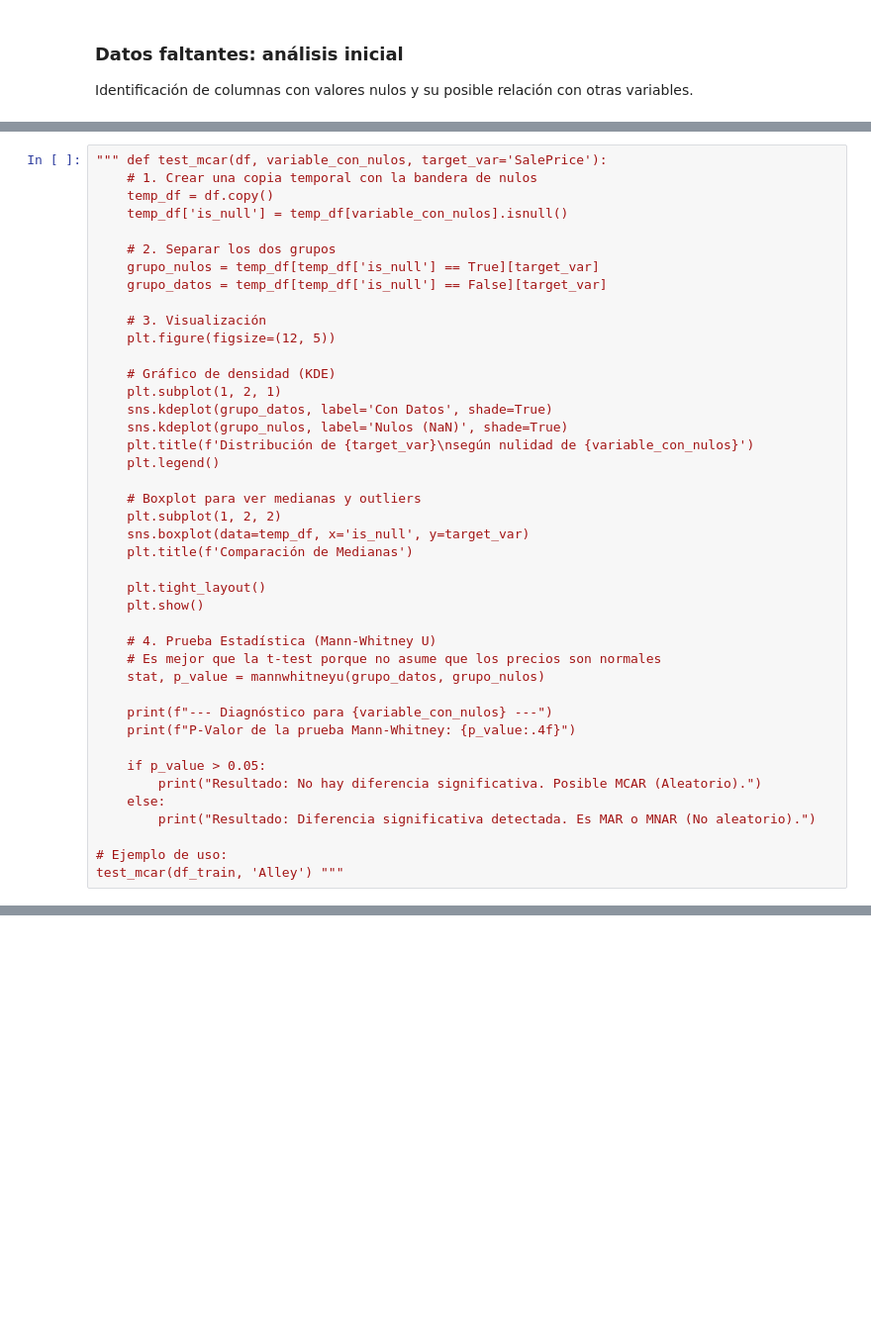
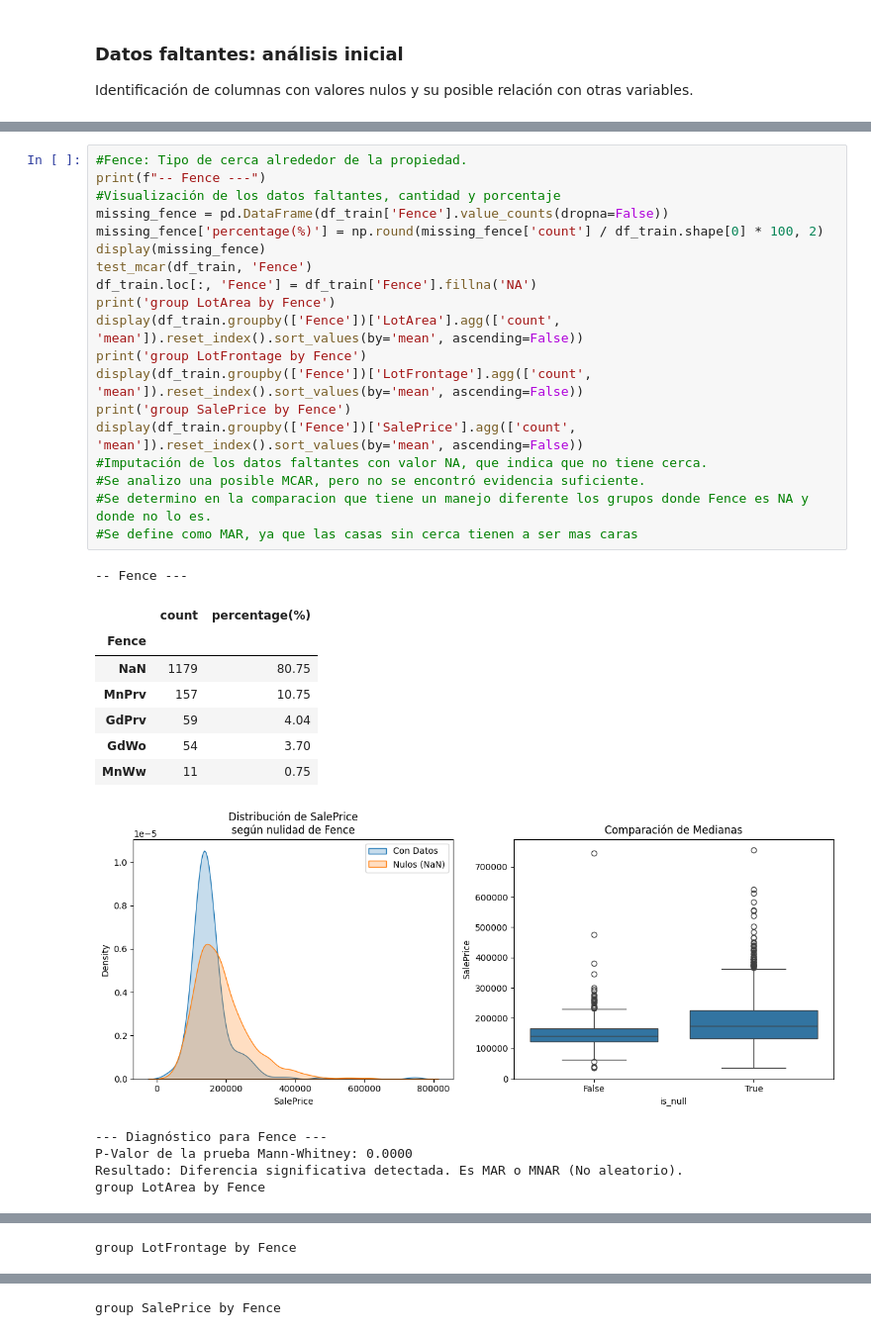
Before and after one commit to Albe036/ML-house-prices, a Jupyter notebook: notebooks/eda_001.ipynb, the cells around one changed output, grey strips where cells are left out. Shown at 99% size. Saved outputs shown, nothing was run; the diff lists cells and outputs as text; blank space fills up the shorter version.

Commit message:
Analisis de features con missing values

```diff
--- a/notebooks/eda_001.ipynb
+++ b/notebooks/eda_001.ipynb
@@ -83,42 +188,33 @@ df_train.groupby(['Alley'])['LotArea'].agg(['count', 'mean']).reset_index()
 # %%
-""" def test_mcar(df, variable_con_nulos, target_var='SalePrice'):
-    # 1. Crear una copia temporal con la bandera de nulos
-    temp_df = df.copy()
-    temp_df['is_null'] = temp_df[variable_con_nulos].isnull()
-
-    # 2. Separar los dos grupos
-    grupo_nulos = temp_df[temp_df['is_null'] == True][target_var]
-    grupo_datos = temp_df[temp_df['is_null'] == False][target_var]
-
-    # 3. Visualización
-    plt.figure(figsize=(12, 5))
-
-    # Gráfico de densidad (KDE)
-    plt.subplot(1, 2, 1)
-    sns.kdeplot(grupo_datos, label='Con Datos', shade=True)
-    sns.kdeplot(grupo_nulos, label='Nulos (NaN)', shade=True)
-    plt.title(f'Distribución de {target_var}\nsegún nulidad de {variable_con_nulos}')
-    plt.legend()
-
-    # Boxplot para ver medianas y outliers
-    plt.subplot(1, 2, 2)
-    sns.boxplot(data=temp_df, x='is_null', y=target_var)
-    plt.title(f'Comparación de Medianas')
-
-    plt.tight_layout()
-    plt.show()
-
-    # 4. Prueba Estadística (Mann-Whitney U)
-    # Es mejor que la t-test porque no asume que los precios son normales
-    stat, p_value = mannwhitneyu(grupo_datos, grupo_nulos)
-
-    print(f"--- Diagnóstico para {variable_con_nulos} ---")
-    print(f"P-Valor de la prueba Mann-Whitney: {p_value:.4f}")
-
-    if p_value > 0.05:
-        print("Resultado: No hay diferencia significativa. Posible MCAR (Aleatorio).")
-    else:
-        print("Resultado: Diferencia significativa detectada. Es MAR o MNAR (No aleatorio).")
-
-# Ejemplo de uso:
-test_mcar(df_train, 'Alley') """
+#Fence: Tipo de cerca alrededor de la propiedad.
+print(f"-- Fence ---")
+#Visualización de los datos faltantes, cantidad y porcentaje
+missing_fence = pd.DataFrame(df_train['Fence'].value_counts(dropna=False))
+missing_fence['percentage(%)'] = np.round(missing_fence['count'] / df_train.shape[0] * 100, 2)
+display(missing_fence)
+test_mcar(df_train, 'Fence')
+df_train.loc[:, 'Fence'] = df_train['Fence'].fillna('NA')
+print('group LotArea by Fence')
+display(df_train.groupby(['Fence'])['LotArea'].agg(['count', 'mean']).reset_index().sort_values(by='mean', ascending=False))
+print('group LotFrontage by Fence')
+display(df_train.groupby(['Fence'])['LotFrontage'].agg(['count', 'mean']).reset_index().sort_values(by='mean', ascending=False))
+print('group SalePrice by Fence')
+display(df_train.groupby(['Fence'])['SalePrice'].agg(['count', 'mean']).reset_index().sort_values(by='mean', ascending=False))
+#Imputación de los datos faltantes con valor NA, que indica que no tiene cerca.
+#Se analizo una posible MCAR, pero no se encontró evidencia suficiente.
+#Se determino en la comparacion que tiene un manejo diferente los grupos donde Fence es NA y donde no lo es.
+#Se define como MAR, ya que las casas sin cerca tienen a ser mas caras
+# %% [output]
+-- Fence ---
+|  | count | percentage(%) |
+| Fence |  |  |
+| NaN | 1179 | 80.75 |
+| MnPrv | 157 | 10.75 |
+| GdPrv | 59 | 4.04 |
+| GdWo | 54 | 3.70 |
+| MnWw | 11 | 0.75 |
+[figure, added]
+--- Diagnóstico para Fence ---
+P-Valor de la prueba Mann-Whitney: 0.0000
+Resultado: Diferencia significativa detectada. Es MAR o MNAR (No aleatorio).
+group LotArea by Fence
@@ -124,0 +227 @@ test_mcar(df_train, 'Alley') """
+group LotFrontage by Fence
@@ -124,0 +234 @@ test_mcar(df_train, 'Alley') """
+group SalePrice by Fence
```
Also changed, not shown: parts of 11 cells of this notebook, 1 other file.
